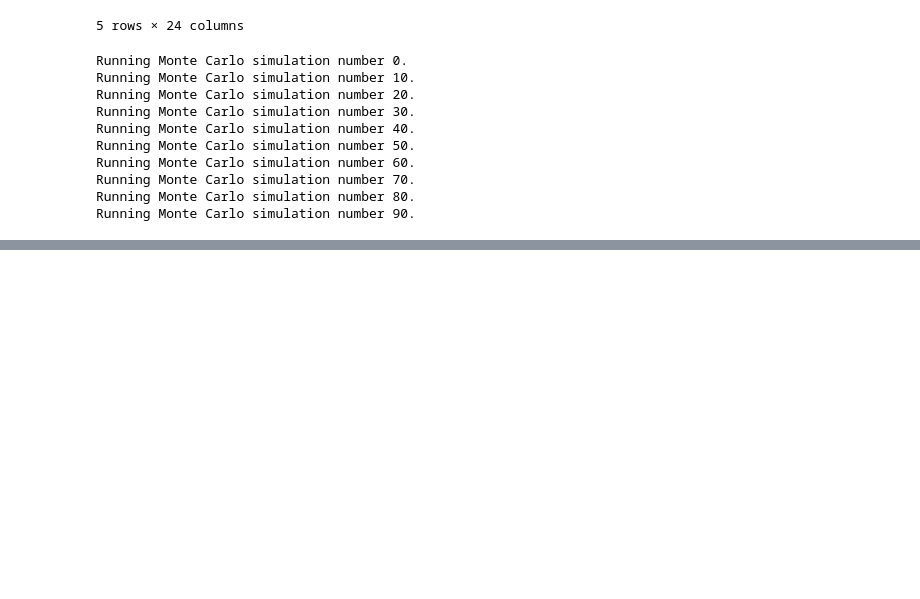
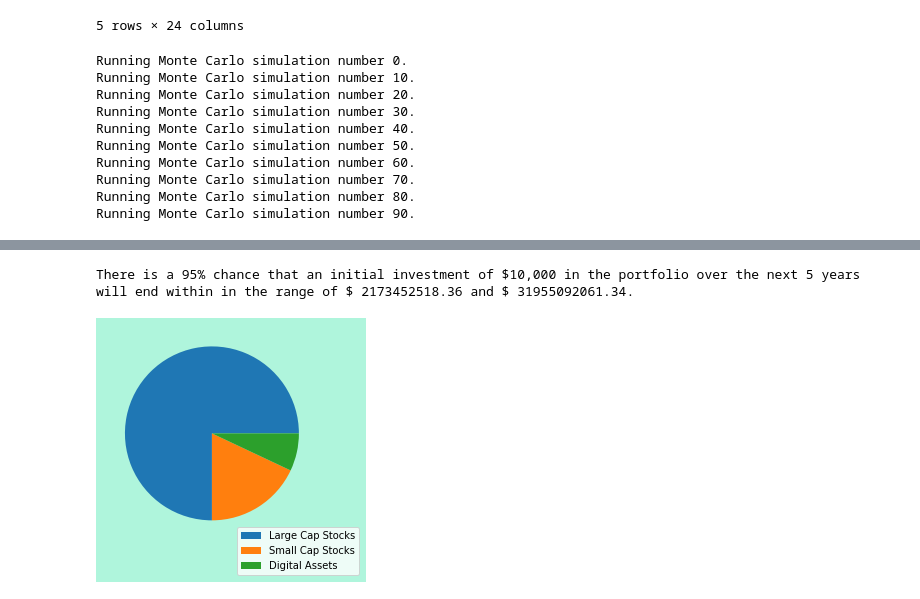
Before and after one commit to Crena94/Team-Penne, a Jupyter notebook: Analyzing_Stocks.ipynb, the cells around one changed output, grey strips where cells are left out. Cells and saved outputs as stored; diff of their text form; code cells hidden in the pictures; blank space fills up the shorter version.

```diff
--- a/Analyzing_Stocks.ipynb
+++ b/Analyzing_Stocks.ipynb
@@ -251 +258,30 @@ max             2.994489e+06
 Name: 5040, dtype: float64
+# %%
+ci_95_lower_cumulative_return = MC_summary_stats[8] * 10000
+ci_95_upper_cumulative_return = MC_summary_stats[9] * 10000
+
+
+print(f"There is a 95% chance that an initial investment of $10,000 in the portfolio"
+    f" over the next 20 years will end within in the range of"
+    f" ${ci_95_lower_cumulative_return: .2f} and ${ci_95_upper_cumulative_return: .2f}.")
+# %% [output]
+There is a 95% chance that an initial investment of $10,000 in the portfolio over the next 5 years will end within in the range of $ 2173452518.36 and $ 31955092061.34.
+# %%
+allocations = [75, 18, 7]
+labels = ['Large Cap Stocks', 'Small Cap Stocks', 'Digital Assets']
+plt.figure(facecolor='#AFF5DC')
+plt.pie(allocations)
+plt.legend(labels=labels, loc='right',
+           bbox_to_anchor=(1.2, -0.04))
+# pie_chart_df = pd.DataFrame({
+#     #'Asset Category': ['Large Cap Stocks', 'Small Cap Stocks', 'Digital Assets'],
+#     'Allocations': [75, 18, 7]},
+#     index=['Large Cap Stocks', 'Small Cap Stocks', 'Digital Assets']
+# )
+
+# pie_chart_plot = pie_chart_df.plot.pie(figsize=(15, 7), y='Allocations')
+# pie_chart_plot.legend(loc='lower right', bbox_to_anchor=(1, -0.04))
+
+plt.show()
+# %% [output]
+[figure, added]
```
Also changed, not shown: parts of 10 cells of this notebook, 2 other files.
